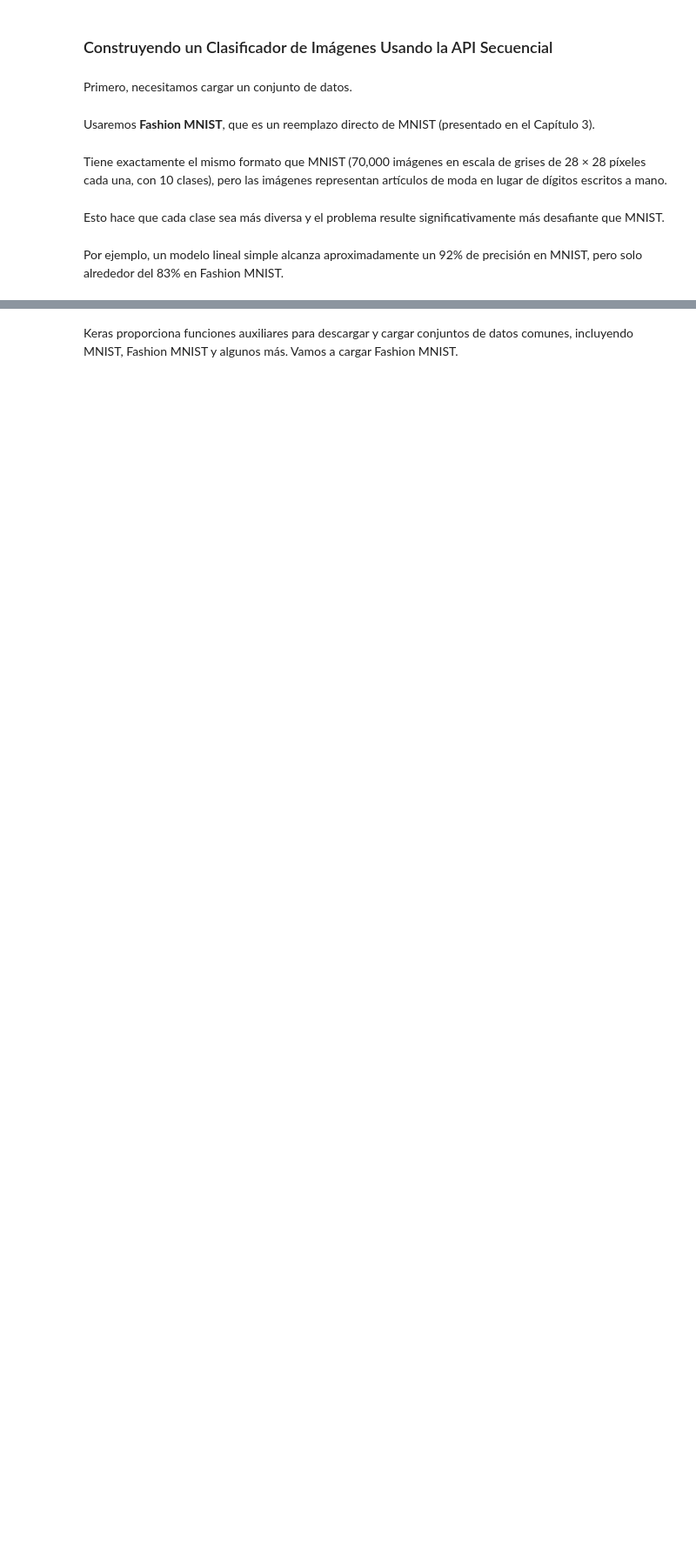
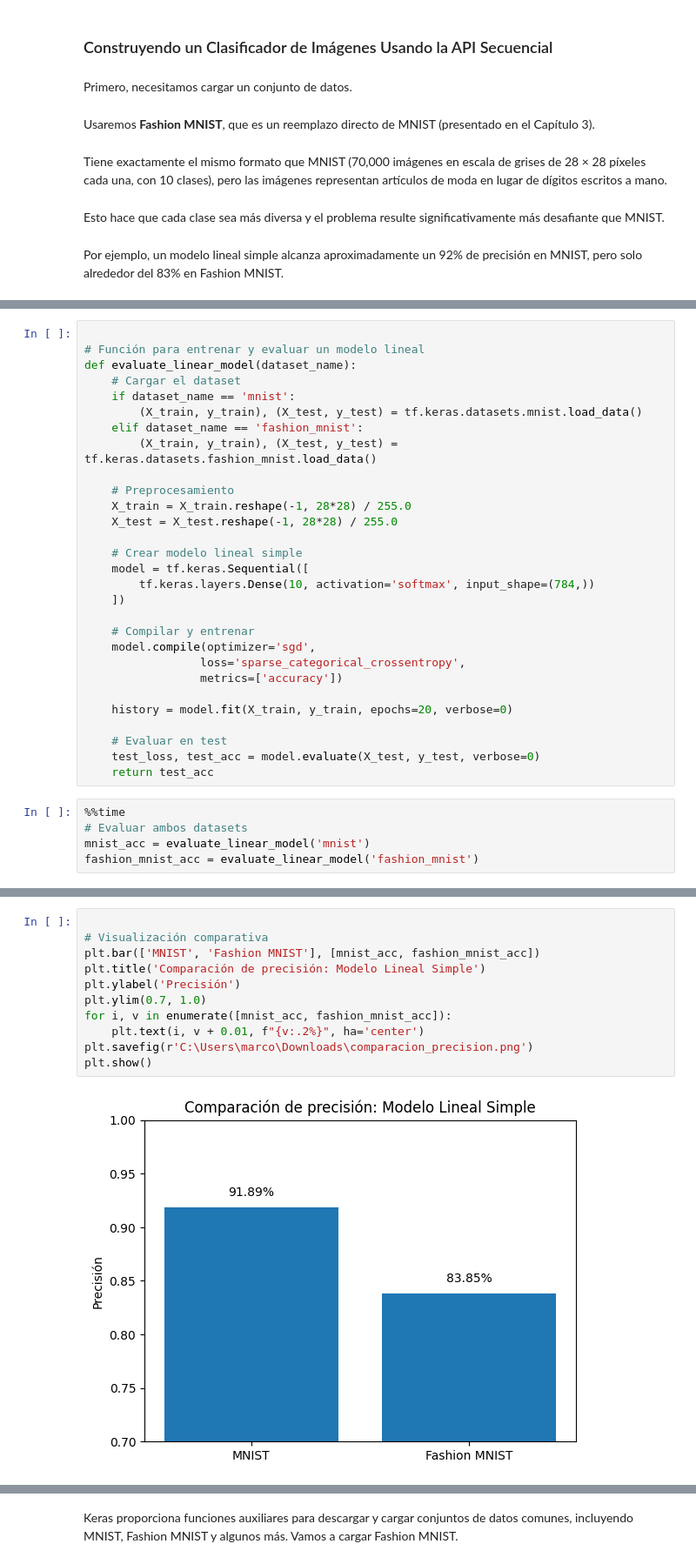
Before and after one commit to marco-canas/ml_dl_intro, a Jupyter notebook: 2_planificacion/3_dl/geron/10_chapter/pagina_492_ed_3.ipynb, the cells around one changed output, grey strips where cells are left out. Shown at 87% size. Saved outputs shown, nothing was run; the diff lists cells and outputs as text; blank space fills up the shorter version.

Commit message:
debo hacer el video correspondiente a clasificación con mnist

```diff
--- a/2_planificacion/3_dl/geron/10_chapter/pagina_492_ed_3.ipynb
+++ b/2_planificacion/3_dl/geron/10_chapter/pagina_492_ed_3.ipynb
@@ -27,0 +36,34 @@ Por ejemplo, un modelo lineal simple alcanza aproximadamente un 92% de precisió
+# %%
+
+# Función para entrenar y evaluar un modelo lineal
+def evaluate_linear_model(dataset_name):
+    # Cargar el dataset
+    if dataset_name == 'mnist':
+        (X_train, y_train), (X_test, y_test) = tf.keras.datasets.mnist.load_data()
+    elif dataset_name == 'fashion_mnist':
+        (X_train, y_train), (X_test, y_test) = tf.keras.datasets.fashion_mnist.load_data()
+
+    # Preprocesamiento
+    X_train = X_train.reshape(-1, 28*28) / 255.0
+    X_test = X_test.reshape(-1, 28*28) / 255.0
+
+    # Crear modelo lineal simple
+    model = tf.keras.Sequential([
+        tf.keras.layers.Dense(10, activation='softmax', input_shape=(784,))
+    ])
+
+    # Compilar y entrenar
+    model.compile(optimizer='sgd',
+                 loss='sparse_categorical_crossentropy',
+                 metrics=['accuracy'])
+
+    history = model.fit(X_train, y_train, epochs=20, verbose=0)
+
+    # Evaluar en test
+    test_loss, test_acc = model.evaluate(X_test, y_test, verbose=0)
+    return test_acc
+# %%
+%%time
+# Evaluar ambos datasets
+mnist_acc = evaluate_linear_model('mnist')
+fashion_mnist_acc = evaluate_linear_model('fashion_mnist')
@@ -27,0 +81,13 @@ Por ejemplo, un modelo lineal simple alcanza aproximadamente un 92% de precisió
+# %%
+
+# Visualización comparativa
+plt.bar(['MNIST', 'Fashion MNIST'], [mnist_acc, fashion_mnist_acc])
+plt.title('Comparación de precisión: Modelo Lineal Simple')
+plt.ylabel('Precisión')
+plt.ylim(0.7, 1.0)
+for i, v in enumerate([mnist_acc, fashion_mnist_acc]):
+    plt.text(i, v + 0.01, f"{v:.2%}", ha='center')
+plt.savefig(r'C:\Users\marco\Downloads\comparacion_precision.png')
+plt.show()
+# %% [output]
+[figure, added]
```
Also changed, not shown: parts of 18 cells of this notebook, 1 other file.
